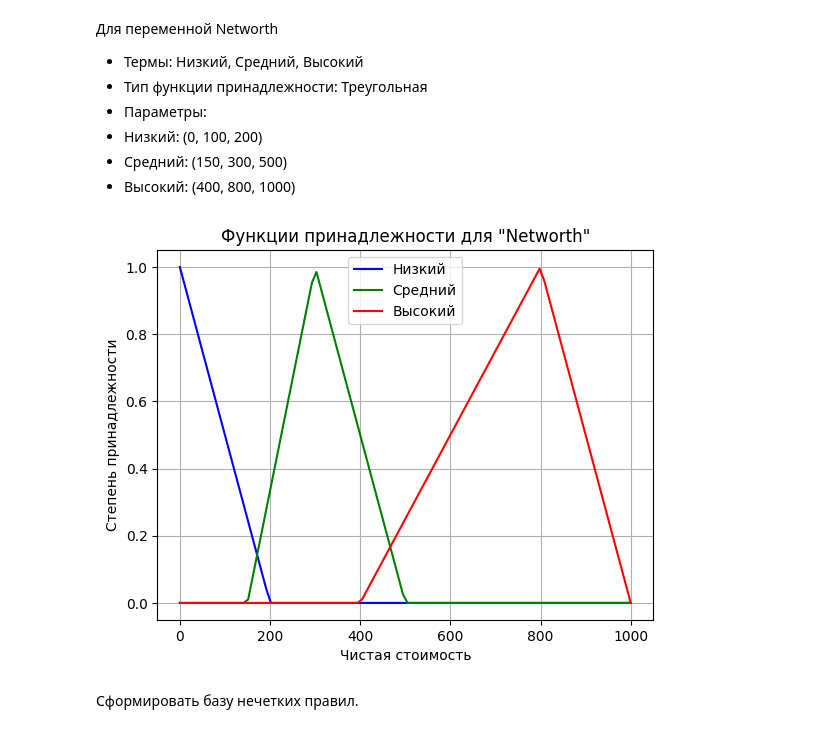
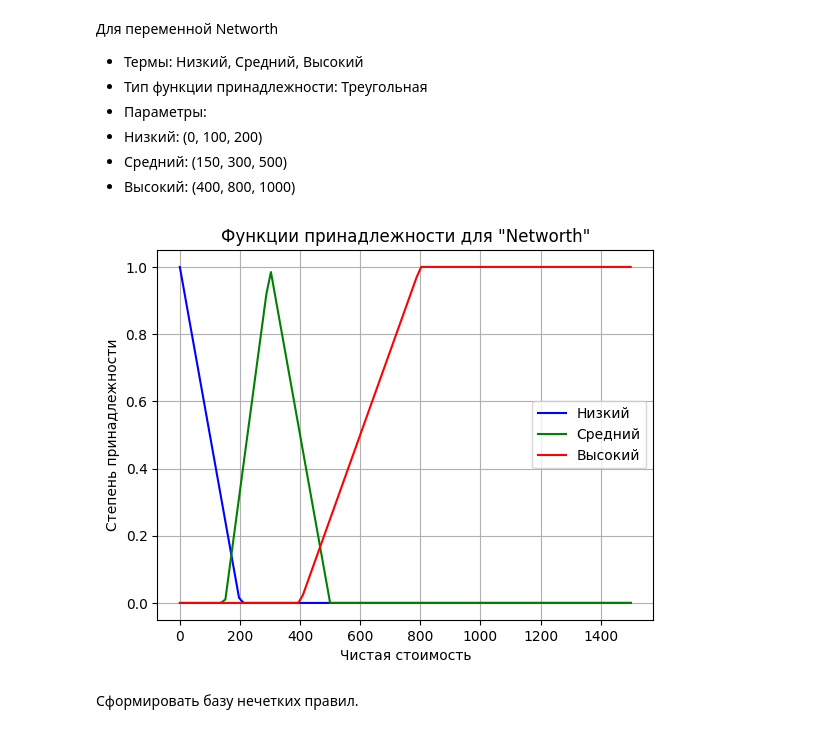
Before and after one commit to goldfest/AIM, a Jupyter notebook: lab_7/lab_7.ipynb, the cells around one changed output. Drawn from its saved outputs; the diff is of its cells as text; code cells hidden in the pictures.

```diff
--- a/lab_7/lab_7.ipynb
+++ b/lab_7/lab_7.ipynb
@@ -24,30 +24,34 @@ Index(['Rank ', 'Name', 'Networth', 'Age', 'Country', 'Source', 'Industry'], dty
 - Средний: (150, 300, 500)
 - Высокий: (400, 800, 1000)
 # %%
+import numpy as np
+import skfuzzy as fuzz
+import matplotlib.pyplot as plt
+
 # Определение диапазона значений для переменной "Networth"
-x_networth = np.linspace(0, 1000, 100)
+x_networth = np.linspace(0, 1500, 100)  # Увеличим диапазон для наглядности
 
 # Определение функций принадлежности для термов
 # Низкий
 low = fuzz.trimf(x_networth, [0, 0, 200])
 # Средний
 medium = fuzz.trimf(x_networth, [150, 300, 500])
-# Высокий
-high = fuzz.trimf(x_networth, [400, 800, 1000])
+# Высокий (теперь бесконечный вправо)
+high = fuzz.trapmf(x_networth, [400, 800, 1500, 1500])  # 1500 - условно "бесконечность"
 
 # Визуализация функций принадлежности
 plt.figure()
 plt.plot(x_networth, low, label='Низкий', color='blue')
 plt.plot(x_networth, medium, label='Средний', color='green')
 plt.plot(x_networth, high, label='Высокий', color='red')
 plt.title('Функции принадлежности для "Networth"')
 plt.xlabel('Чистая стоимость')
 plt.ylabel('Степень принадлежности')
 plt.legend()
 plt.grid()
 plt.show()
 # %% [output]
-[figure, old version]
+[figure, new version]
 # %% [markdown]
 Сформировать базу нечетких правил.
 # %%
```
Also changed, not shown: parts of 2 cells of this notebook.
